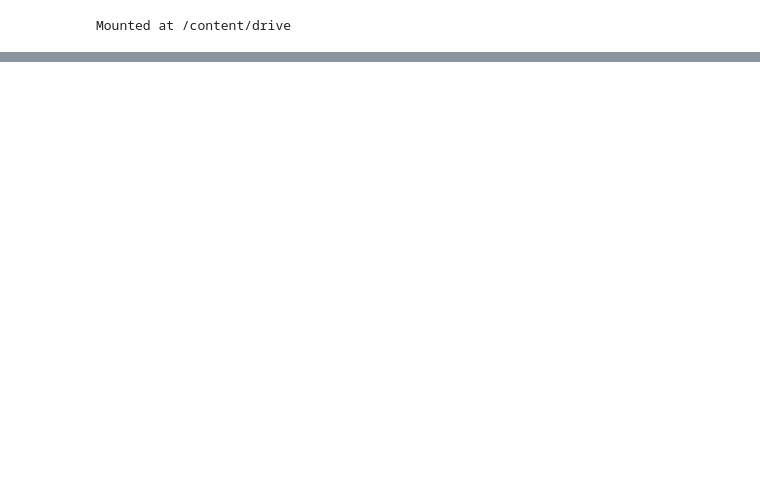
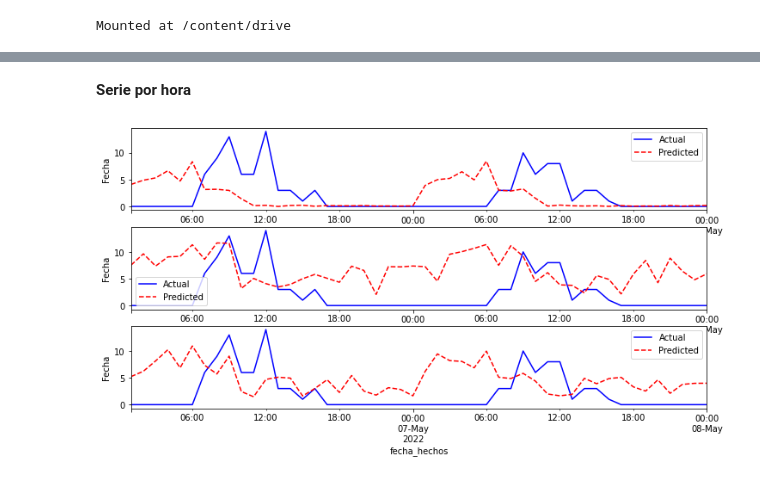
Before and after one commit to JoshiLeal/Metodos_de_DL_para_pronostico_de_series_de_tiempo_multivariadas, a Jupyter notebook: Notebooks/RNN.ipynb, the cells around one changed output, grey strips where cells are left out. Saved outputs shown, nothing was run; the diff lists cells and outputs as text; code cells hidden in the pictures; blank space fills up the shorter version.

Commit message:
Pronostique los delitos con NN
Aplique las series las series para cada delito, detalle unas cosas del EDA y agrege un archivo donde se hace aplica regresion dinamica

```diff
--- a/Notebooks/RNN.ipynb
+++ b/Notebooks/RNN.ipynb
@@ -327,17 +390,17 @@ def all_in_one(model, loss_fn, optimizer, device, train_loader, val_loader, es,
 
     for i in range(1, epochs+1):
 
+        #Entrenamiento
         error_train = train_step(model, loss_fn, train_loader, optimizer, device)
         error_val=step_evaluation(model, loss_fn, val_loader, device)
-
         train_losses.append(error_train)
         val_losses.append(error_val)
-
         scheduler.step()
 
-        print(f'Epoch {i}', f'Train Loss: {error_train:.4f}', f'Test Loss: {error_val:.4f}',
-              sep=' | ')
+        if print_losses:
+          print(f'Epoch {i}', f'Train Loss: {error_train:.4f}', f'Test Loss: {error_val:.4f}',sep=' | ')
 
+        #Analisis de error pra evitar un sobre ajuste
         # Early Stopping
         if es(error_val, model):
             break
@@ -362,7 +427,8 @@ def EarlyStopping_plot(train_losses,test_losses):
     plt.show()
 # %%
 class EarlyStopping:
-    def __init__(self, mode, path, patience=3, delta=0):
+    def __init__(self, mode, path, patience=5, delta=0):
+
         if mode not in {'min', 'max'}:
             raise ValueError("Argument mode must be one of 'min' or 'max'.")
         if patience <= 0:
@@ -395,12 +461,13 @@ class EarlyStopping:
         if self._is_improvement(val_score):
             self.best_score = val_score
             self.counter = 0
-            torch.save(model.state_dict(), self.path)
-            print('Test loss improved. Saved model.')
+            #torch.save(model.state_dict(), self.path)
+            #print(' Saved model.')
             return False
         else:
             self.counter += 1
-            print(f'Early stopping counter: {self.counter}/{self.patience}')
+            #print(f'Early stopping counter: {self.counter}/{self.patience}')
             if self.counter >= self.patience:
-                print(f'Stopped early. Best val loss: {self.best_score:.4f}')
+                #print(f'Stopped early. Best val loss: {self.best_score:.4f}')
+                print("")
                 return True
@@ -412,0 +647,22 @@ for i in range(n_cudas):
+# %% [markdown]
+**Serie por hora**
+# %%
+in_dim = 120
+out_dim = 48
+bach_size = 1
+torch.manual_seed(20)
+print_losses = False
+hidden = 4
+layers = 2
+hour_ts = True
+# %%
+train,val,test = hour_databases("/content/drive/My Drive/Delitos_filtrados/robo_objetos.csv")
+X_train_dataloader, X_val_dataloader, X_test_dataloader,scaler = prepare_dataloaders(train,val,test,bach_size,in_dim,out_dim)
+# %%
+device = torch.device("cuda" if torch.cuda.is_available() else "cpu")
+rnn_net,lstm_net, gru_net = NN_train(X_train_dataloader, X_val_dataloader,bach_size,hidden,layers,
+                                     in_dim,out_dim,1,device,n_epochs=100,tol=10)
+device='cpu'
+Forecasting_delitos(rnn_net,lstm_net, gru_net,X_test_dataloader,test,scaler)
+# %% [output]
+[figure, added]
```
Also changed, not shown: parts of 76 cells of this notebook, 1 other file.
